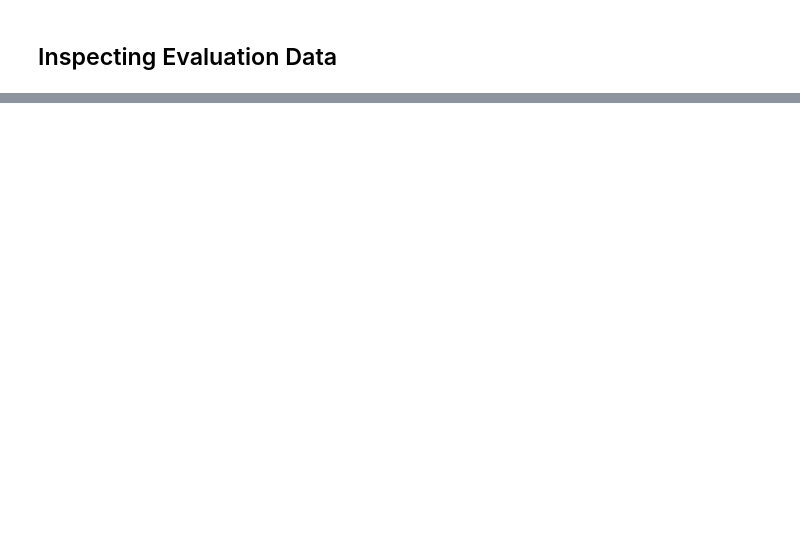
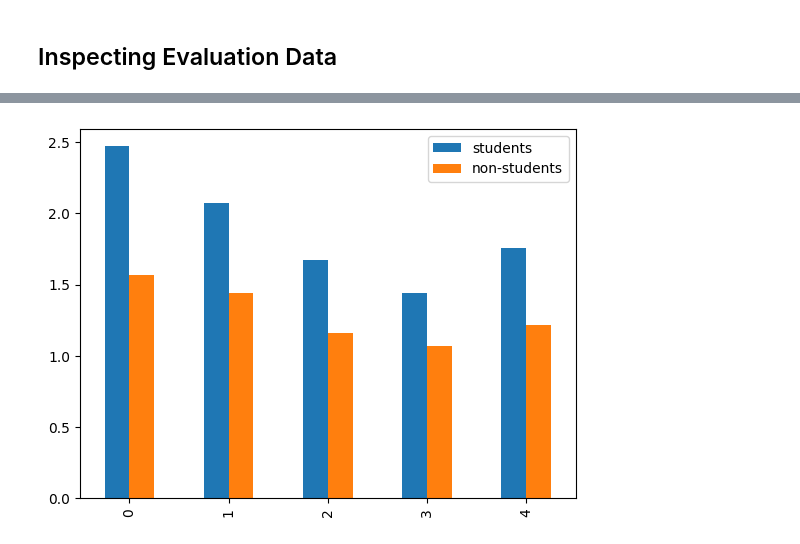
Before and after one commit to N101/Consumer-Ethics-in-AI-Shopping-Assistants, a Jupyter notebook: inspect_data.ipynb, the cells around one changed output, grey strips where cells are left out. Cells and saved outputs as stored; diff of their text form; code cells hidden in the pictures; blank space fills up the shorter version.

```diff
--- a/inspect_data.ipynb
+++ b/inspect_data.ipynb
@@ -15,0 +62,5 @@ df.head()
+# %%
+reference_data[['students','non-students']].iloc[0:5].plot.bar()
+plt.show()
+# %% [output]
+[figure, added]
```
Also changed, not shown: parts of 10 cells of this notebook, 1 other file.
